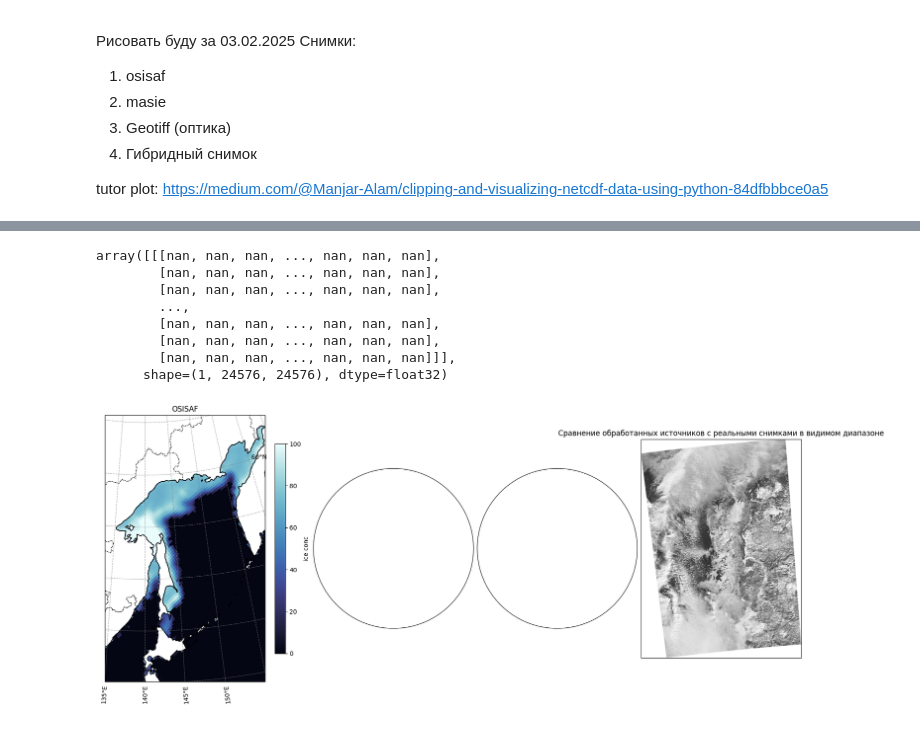
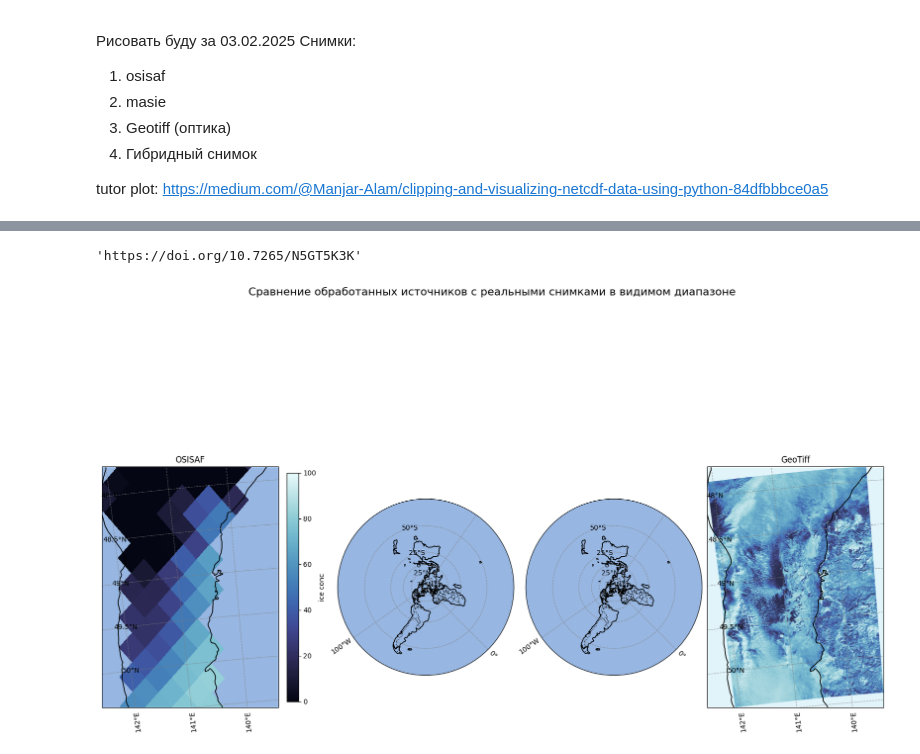
Before and after one commit to Andrey801-afk/Nss_Lab_learn, a Jupyter notebook: osisaf_masie_qgis/osisaf_masie_qgis.ipynb, the cells around one changed output, grey strips where cells are left out. Cells and saved outputs as stored; diff of their text form; code cells hidden in the pictures.

Commit message:
started plot masie

```diff
--- a/osisaf_masie_qgis/osisaf_masie_qgis.ipynb
+++ b/osisaf_masie_qgis/osisaf_masie_qgis.ipynb
@@ -262,49 +248,59 @@ Attributes: (12/52)
 # %%
-ds_masie['sea_ice_extent'].values
+ds_masie.metadata_link
 # %% [output]
-array([[[nan, nan, nan, ..., nan, nan, nan],
-        [nan, nan, nan, ..., nan, nan, nan],
-        [nan, nan, nan, ..., nan, nan, nan],
-        ...,
-        [nan, nan, nan, ..., nan, nan, nan],
-        [nan, nan, nan, ..., nan, nan, nan],
-        [nan, nan, nan, ..., nan, nan, nan]]],
-      shape=(1, 24576, 24576), dtype=float32)
+'https://doi.org/10.7265/N5GT5K3K'
 # %%
 #fig, ax = plt.subplots(figsize=(10, 8), subplot_kw={'projection': ccrs.Stereographic(central_latitude=50, central_longitude=140)})
-import cmocean as cm
-import rioxarray as rxr
+
 
 
 # Создаем фигуру с разными проекциями для последнего subplot
 fig = plt.figure(figsize=(16, 12), layout="constrained")
 
 # Первые три оси - Stereographic
-ax0 = fig.add_subplot(1, 4, 1, projection=ccrs.Stereographic(central_latitude=50, central_longitude=140))
-ax1 = fig.add_subplot(1, 4, 2, projection=ccrs.Stereographic(central_latitude=50, central_longitude=140))
-ax2 = fig.add_subplot(1, 4, 3, projection=ccrs.Stereographic(central_latitude=50, central_longitude=140))
+#ax0 = fig.add_subplot(1, 4, 1, projecprint("X range:", ds_masie.x.min().item(), "to", ds_masie.x.max().item())
+#ax1 = fig.add_subplot(1, 4, 2, projection=ccrs.Stereographic(central_latitude=50, central_longitude=140))
+#ax2 = fig.add_subplot(1, 4, 3, projection=ccrs.Stereographic(central_latitude=50, central_longitude=140))
+
+ax0 = fig.add_subplot(1, 4, 1, projection=ccrs.NorthPolarStereo(central_longitude=-45))
+ax1 = fig.add_subplot(1, 4, 2, projection=ccrs.NorthPolarStereo(central_longitude=-45))
+ax2 = fig.add_subplot(1, 4, 3, projection=ccrs.NorthPolarStereo(central_longitude=-45))
+
 
 # Четвертая ось - NorthPolarStereo
 ax3 = fig.add_subplot(1, 4, 4, projection=ccrs.NorthPolarStereo(central_longitude=-45))
 
 axs = [ax0, ax1, ax2, ax3]
 
-axs[0].coastlines()
-axs[0].add_feature(cfeature.OCEAN)
-axs[0].add_feature(cfeature.COASTLINE)
-axs[0].add_feature(cfeature.BORDERS, linestyle=':')
-axs[0].add_feature(cfeature.STATES, linestyle=':')
+# Функция добавления координатной сетки
+def add_gridlines(ax):
+    gl = ax.gridlines(draw_labels=True, linestyle='--', color='gray', alpha=0.7)
+    gl.top_labels = False
+    gl.right_labels = False
+    gl.left_labels = True
+    gl.bottom_labels = True
+    gl.xlabel_style = {'size': 10, 'color': 'black'}
+    gl.ylabel_style = {'size': 10, 'color': 'black'}
+    gl.xlocator = plt.MaxNLocator(nbins=4)
+    gl.ylocator = plt.MaxNLocator(nbins=6)
 
-# Add gridlines with labels
-gridlines = axs[0].gridlines(draw_labels=True, linestyle='--', color='gray', alpha=0.7)
-gridlines.top_labels = False
-gridlines.right_labels = False
-gridlines.left_labels = True
-gridlines.bottom_labels = True
+# Добавляем побережья и сетку для всех осей
+for ax in axs:
+    ax.coastlines()
+    ax.add_feature(cfeature.OCEAN)
+    ax.add_feature(cfeature.COASTLINE)
+    ax.add_feature(cfeature.BORDERS, linestyle=':')
+    ax.add_feature(cfeature.STATES, linestyle=':')
+    add_gridlines(ax)
 
-# Adjust the padding and font size of the labels
-gridlines.xlabel_style = {'size': 10, 'color': 'black'}
-gridlines.ylabel_style = {'size': 10, 'color': 'black'}
+
+
+# setting tiff file
+sar_file = '/home/voland/dev/projects/nss_lab/osisaf_masie_qgis/snapshot-2025-02-03T00_00_00Z.tif'
+sar_da = rxr.open_rasterio(sar_file).squeeze()
+
+polar_crs = ccrs.NorthPolarStereo(central_longitude=-45)  # Полярная стереографическая проекция
+sar_proj = sar_da.rio.reproject(polar_crs)
 
 # ========================
 # 1. Plot OSISAF
@@ -322,7 +318,8 @@ mesh_osisaf = axs[0].pcolormesh(
 cbar = plt.colorbar(mesh_osisaf, ax=axs[0], orientation='vertical', pad=0.05, shrink=0.4)
 cbar.set_label('ice conc')
 
-axs[0].set_extent((135, 155, 40, 65), crs=ccrs.PlateCarree())
+#axs[0].set_extent((135, 155, 40, 65), crs=ccrs.PlateCarree())
+axs[0].set_extent([sar_proj.x.min().item(), sar_proj.x.max().item(), sar_proj.y.min().item(), sar_proj.y.max().item()], crs=ccrs.NorthPolarStereo(central_longitude=-45))
 axs[0].set_title('OSISAF')
 
 # ========================
@@ -342,37 +339,34 @@ mesh_masie = axs[1].pcolormesh(
 cbar = plt.colorbar(mesh_masie, ax=axs[1], orientation='vertical', pad=0.05, shrink=0.4)
 cbar.set_label('ice conc')
 
 axs[1].set_extent((135, 155, 40, 65), crs=ccrs.PlateCarree())
 axs[1].set_title('MASIE')
 '''
 
 # ========================
 # 3. Plot satellite images
 # ========================
 
-sar_file = '/home/voland/dev/projects/nss_lab/osisaf_masie_qgis/snapshot-2025-02-03T00_00_00Z.tif'
-sar_da = rxr.open_rasterio(sar_file).squeeze()
 
-polar_crs = ccrs.NorthPolarStereo(central_longitude=-45)  # Полярная стереографическая проекция
-sar_proj = sar_da.rio.reproject(polar_crs)
+
 
 # === Построение карты ===
 sar_img = sar_da.values
 sar_img = sar_proj[0, :, :].values if sar_proj.ndim == 3 else sar_proj.values
 
 axs[3].imshow(
     sar_img,
     extent=[sar_proj.x.min().item(), sar_proj.x.max().item(), sar_proj.y.min().item(), sar_proj.y.max().item()],
-    cmap='gray',
+    cmap=cm.cm.ice,
     origin='upper',
     zorder=1,
     alpha=0.9
 )
 
 axs[3].set_title('GeoTiff')
 # Заголовок
-plt.title('Сравнение обработанных источников с реальными снимками в видимом диапазоне')
+fig.suptitle('Сравнение обработанных источников с реальными снимками в видимом диапазоне', fontsize=16)
 
 plt.show()
 # %% [output]
-[figure, old version]
+[figure, new version]
```
Also changed, not shown: parts of 17 cells of this notebook, 8 other files.
